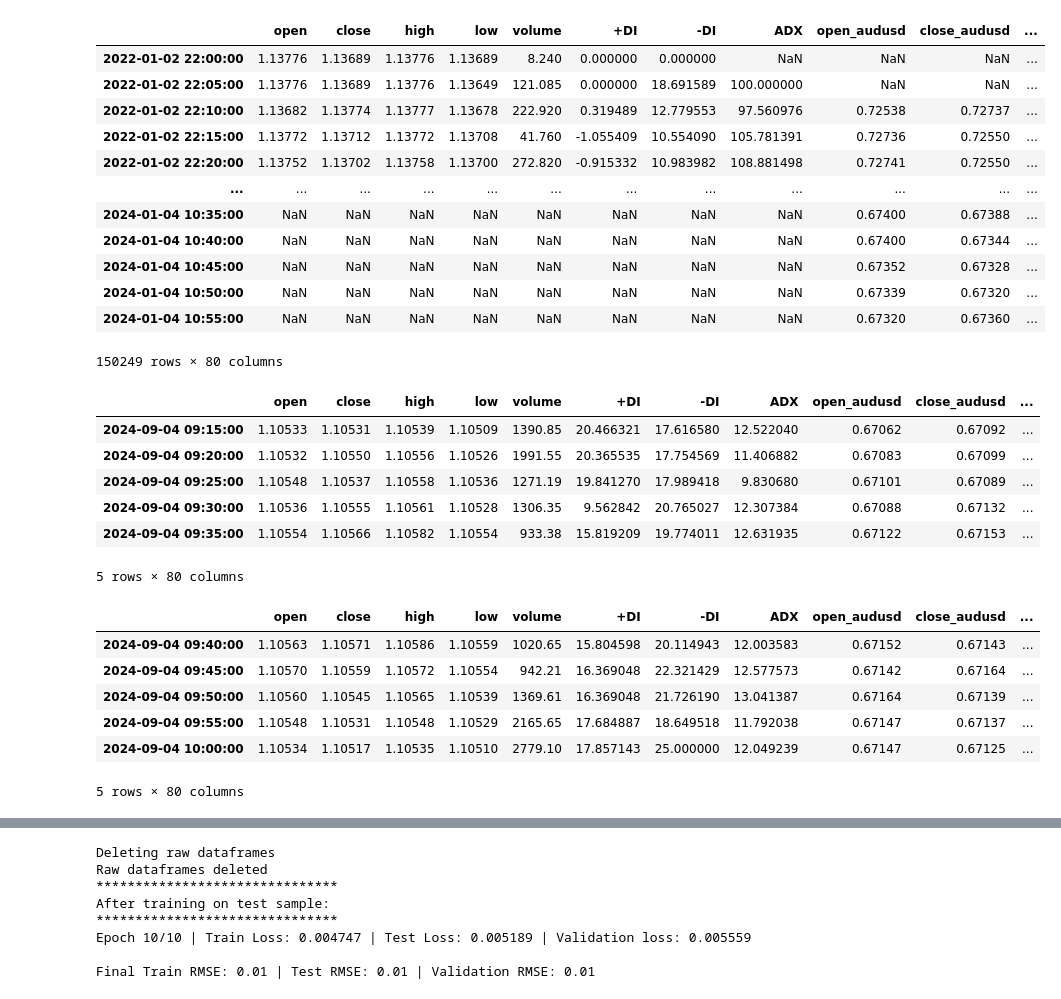
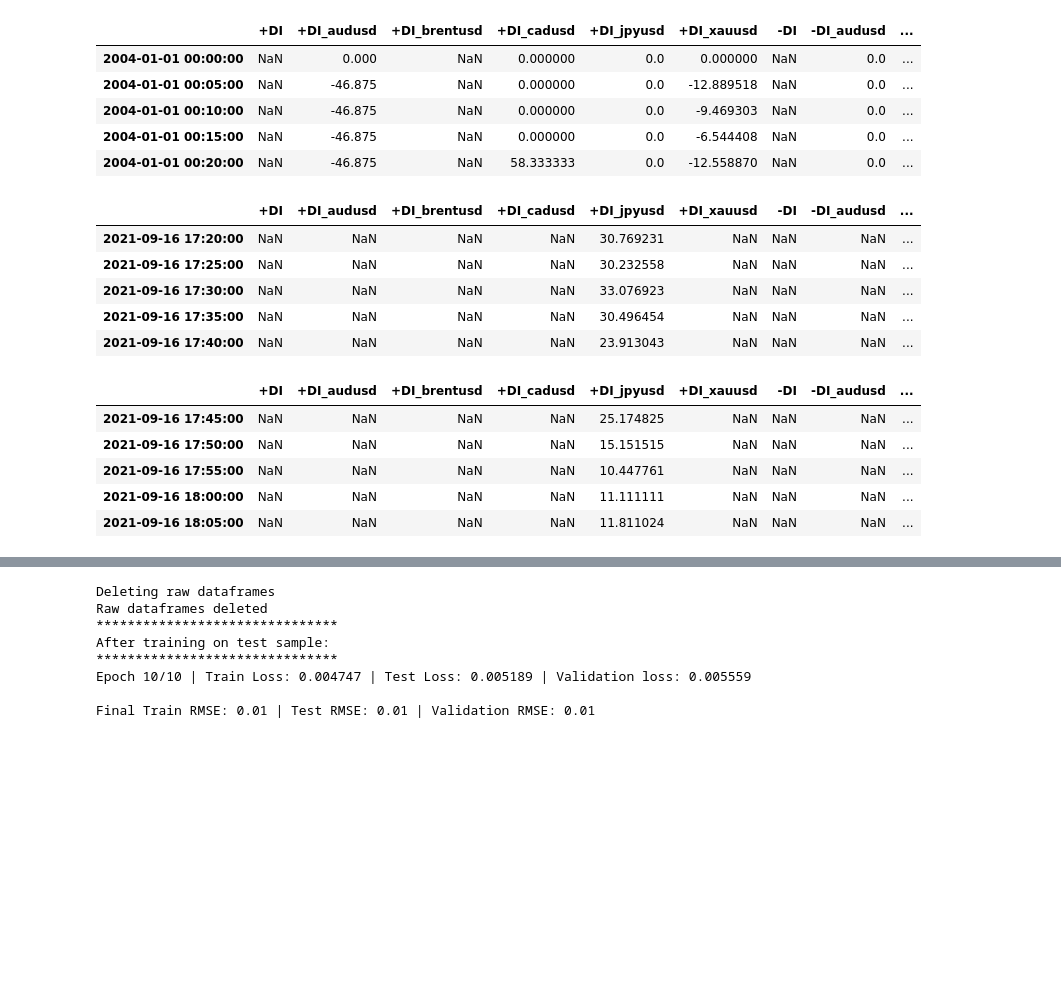
Before and after one commit to maratgaliulin/python_algo_ai, a Jupyter notebook: test.ipynb, the cells around one changed output, grey strips where cells are left out. Cells and saved outputs as stored; diff of their text form; code cells hidden in the pictures; blank space fills up the shorter version.

```diff
--- a/test.ipynb
+++ b/test.ipynb
@@ -4,6 +4,18 @@ from methods.make_single_df_from_bid_ask import make_single_df_from_bid_ask
 # from methods.make_5min_volume_from_1_min_volume import make_5min_volume_from_1min_volume
 # from machine_learning_models.lstm.eurusd.lstm_model_stats import predict_max_stats, predict_min_stats
 # import torch
+# %%
+# Display all rows
+pd.set_option('display.max_rows', None)
+
+# Display all columns
+pd.set_option('display.max_columns', None)
+
+# Prevent column width truncation
+pd.set_option('display.max_colwidth', None)
+
+# Display full content without wrapping
+pd.set_option('display.expand_frame_repr', False)
 # %%
 BASE_DIR = 'hist_data/'
 TIME_SERIES_FOLDER = 'EURUSD/'
@@ -23,41 +35,32 @@ df_joined_train, df_joined_test, df_joined_val = make_single_df_from_bid_ask(
     time_series_folder=TIME_SERIES_FOLDER
 )
 # %%
-df_joined_train
+df_joined_train.head()
 # %% [output]
-|  | open | close | high | low | volume | +DI | -DI | ADX | open_audusd | close_audusd | ... |
-| 2022-01-02 22:00:00 | 1.13776 | 1.13689 | 1.13776 | 1.13689 | 8.240 | 0.000000 | 0.000000 | NaN | NaN | NaN | ... |
-| 2022-01-02 22:05:00 | 1.13776 | 1.13689 | 1.13776 | 1.13649 | 121.085 | 0.000000 | 18.691589 | 100.000000 | NaN | NaN | ... |
-| 2022-01-02 22:10:00 | 1.13682 | 1.13774 | 1.13777 | 1.13678 | 222.920 | 0.319489 | 12.779553 | 97.560976 | 0.72538 | 0.72737 | ... |
-| 2022-01-02 22:15:00 | 1.13772 | 1.13712 | 1.13772 | 1.13708 | 41.760 | -1.055409 | 10.554090 | 105.781391 | 0.72736 | 0.72550 | ... |
-| 2022-01-02 22:20:00 | 1.13752 | 1.13702 | 1.13758 | 1.13700 | 272.820 | -0.915332 | 10.983982 | 108.881498 | 0.72741 | 0.72550 | ... |
-| ... | ... | ... | ... | ... | ... | ... | ... | ... | ... | ... | ... |
-| 2024-01-04 10:35:00 | NaN | NaN | NaN | NaN | NaN | NaN | NaN | NaN | 0.67400 | 0.67388 | ... |
-| 2024-01-04 10:40:00 | NaN | NaN | NaN | NaN | NaN | NaN | NaN | NaN | 0.67400 | 0.67344 | ... |
-| 2024-01-04 10:45:00 | NaN | NaN | NaN | NaN | NaN | NaN | NaN | NaN | 0.67352 | 0.67328 | ... |
-| 2024-01-04 10:50:00 | NaN | NaN | NaN | NaN | NaN | NaN | NaN | NaN | 0.67339 | 0.67320 | ... |
-| 2024-01-04 10:55:00 | NaN | NaN | NaN | NaN | NaN | NaN | NaN | NaN | 0.67320 | 0.67360 | ... |
+|  | +DI | +DI_audusd | +DI_brentusd | +DI_cadusd | +DI_jpyusd | +DI_xauusd | -DI | -DI_audusd | ... |
+| 2004-01-01 00:00:00 | NaN | 0.000 | NaN | 0.000000 | 0.0 | 0.000000 | NaN | 0.0 | ... |
+| 2004-01-01 00:05:00 | NaN | -46.875 | NaN | 0.000000 | 0.0 | -12.889518 | NaN | 0.0 | ... |
+| 2004-01-01 00:10:00 | NaN | -46.875 | NaN | 0.000000 | 0.0 | -9.469303 | NaN | 0.0 | ... |
+| 2004-01-01 00:15:00 | NaN | -46.875 | NaN | 0.000000 | 0.0 | -6.544408 | NaN | 0.0 | ... |
+| 2004-01-01 00:20:00 | NaN | -46.875 | NaN | 58.333333 | 0.0 | -12.558870 | NaN | 0.0 | ... |
-150249 rows × 80 columns
 # %%
 df_joined_test.tail()
 # %% [output]
-|  | open | close | high | low | volume | +DI | -DI | ADX | open_audusd | close_audusd | ... |
-| 2024-09-04 09:15:00 | 1.10533 | 1.10531 | 1.10539 | 1.10509 | 1390.85 | 20.466321 | 17.616580 | 12.522040 | 0.67062 | 0.67092 | ... |
-| 2024-09-04 09:20:00 | 1.10532 | 1.10550 | 1.10556 | 1.10526 | 1991.55 | 20.365535 | 17.754569 | 11.406882 | 0.67083 | 0.67099 | ... |
-| 2024-09-04 09:25:00 | 1.10548 | 1.10537 | 1.10558 | 1.10536 | 1271.19 | 19.841270 | 17.989418 | 9.830680 | 0.67101 | 0.67089 | ... |
-| 2024-09-04 09:30:00 | 1.10536 | 1.10555 | 1.10561 | 1.10528 | 1306.35 | 9.562842 | 20.765027 | 12.307384 | 0.67088 | 0.67132 | ... |
-| 2024-09-04 09:35:00 | 1.10554 | 1.10566 | 1.10582 | 1.10554 | 933.38 | 15.819209 | 19.774011 | 12.631935 | 0.67122 | 0.67153 | ... |
+|  | +DI | +DI_audusd | +DI_brentusd | +DI_cadusd | +DI_jpyusd | +DI_xauusd | -DI | -DI_audusd | ... |
+| 2021-09-16 17:20:00 | NaN | NaN | NaN | NaN | 30.769231 | NaN | NaN | NaN | ... |
+| 2021-09-16 17:25:00 | NaN | NaN | NaN | NaN | 30.232558 | NaN | NaN | NaN | ... |
+| 2021-09-16 17:30:00 | NaN | NaN | NaN | NaN | 33.076923 | NaN | NaN | NaN | ... |
+| 2021-09-16 17:35:00 | NaN | NaN | NaN | NaN | 30.496454 | NaN | NaN | NaN | ... |
+| 2021-09-16 17:40:00 | NaN | NaN | NaN | NaN | 23.913043 | NaN | NaN | NaN | ... |
-5 rows × 80 columns
 # %%
 df_joined_val.head()
 # %% [output]
-|  | open | close | high | low | volume | +DI | -DI | ADX | open_audusd | close_audusd | ... |
-| 2024-09-04 09:40:00 | 1.10563 | 1.10571 | 1.10586 | 1.10559 | 1020.65 | 15.804598 | 20.114943 | 12.003583 | 0.67152 | 0.67143 | ... |
-| 2024-09-04 09:45:00 | 1.10570 | 1.10559 | 1.10572 | 1.10554 | 942.21 | 16.369048 | 22.321429 | 12.577573 | 0.67142 | 0.67164 | ... |
-| 2024-09-04 09:50:00 | 1.10560 | 1.10545 | 1.10565 | 1.10539 | 1369.61 | 16.369048 | 21.726190 | 13.041387 | 0.67164 | 0.67139 | ... |
-| 2024-09-04 09:55:00 | 1.10548 | 1.10531 | 1.10548 | 1.10529 | 2165.65 | 17.684887 | 18.649518 | 11.792038 | 0.67147 | 0.67137 | ... |
-| 2024-09-04 10:00:00 | 1.10534 | 1.10517 | 1.10535 | 1.10510 | 2779.10 | 17.857143 | 25.000000 | 12.049239 | 0.67147 | 0.67125 | ... |
+|  | +DI | +DI_audusd | +DI_brentusd | +DI_cadusd | +DI_jpyusd | +DI_xauusd | -DI | -DI_audusd | ... |
+| 2021-09-16 17:45:00 | NaN | NaN | NaN | NaN | 25.174825 | NaN | NaN | NaN | ... |
+| 2021-09-16 17:50:00 | NaN | NaN | NaN | NaN | 15.151515 | NaN | NaN | NaN | ... |
+| 2021-09-16 17:55:00 | NaN | NaN | NaN | NaN | 10.447761 | NaN | NaN | NaN | ... |
+| 2021-09-16 18:00:00 | NaN | NaN | NaN | NaN | 11.111111 | NaN | NaN | NaN | ... |
+| 2021-09-16 18:05:00 | NaN | NaN | NaN | NaN | 11.811024 | NaN | NaN | NaN | ... |
-5 rows × 80 columns
 # %%
 print(len(df_joined_train), len(df_joined_test), len(df_joined_val))
 # %% [output]
```
Also changed, not shown: parts of 3 cells of this notebook, 1 other file.
